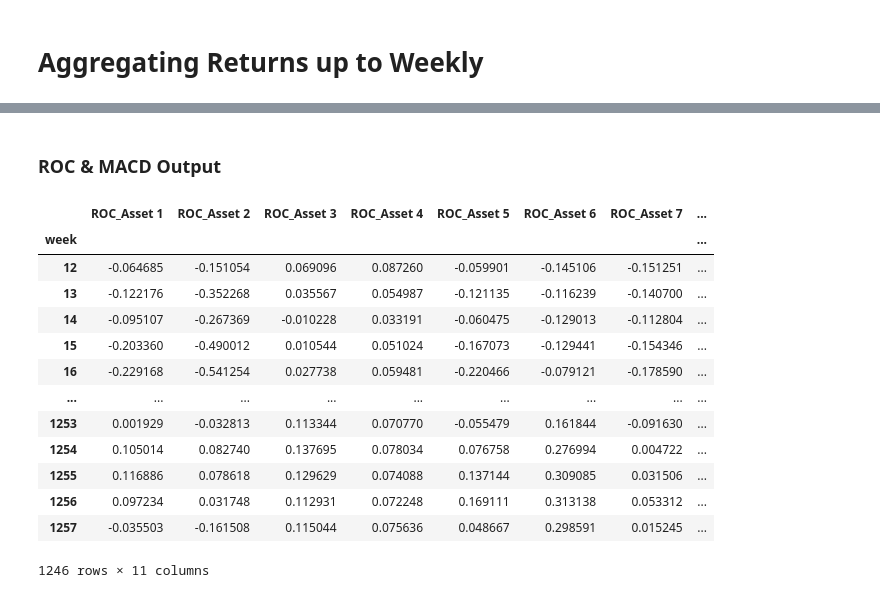
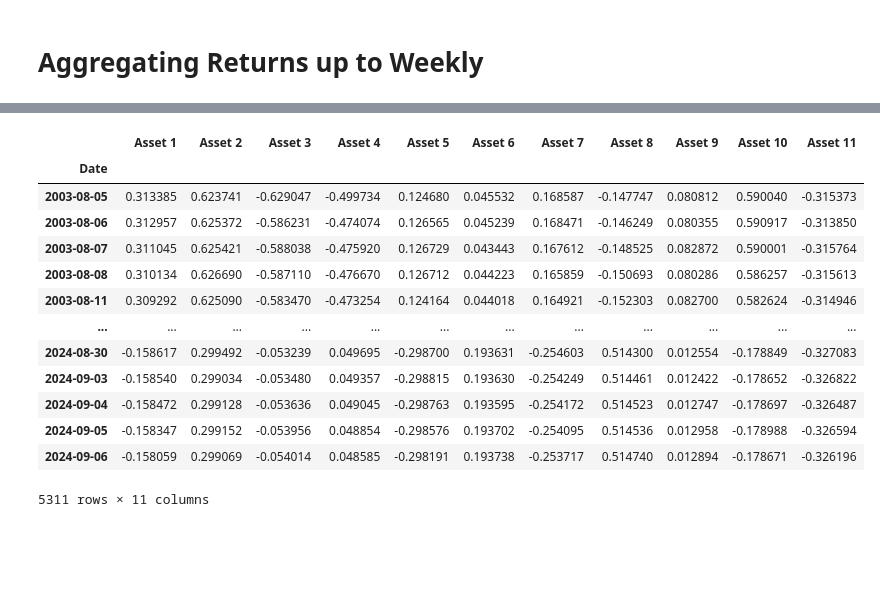
Before and after one commit to FlexiblePlanInvestmentsLtd/UniversityofChicago, a Jupyter notebook: analysis/initial_analysis.ipynb, the cells around one changed output, grey strips where cells are left out. Cells and saved outputs as stored; diff of their text form; code cells hidden in the pictures; blank space fills up the shorter version.

```diff
--- a/analysis/initial_analysis.ipynb
+++ b/analysis/initial_analysis.ipynb
@@ -184,3 +311,2 @@ broad_assets.loc[(broad_assets.week == 59) | (broad_assets.week == 58)]
 # %%
-broad_assets.drop(columns=['weekday', 'trading_day'], inplace=True)
-broad_assets
+# broad_assets = broad_assets.drop(columns=['weekday', 'trading_day', 'week'])
@@ -214,24 +313,19 @@ weekly_returns.to_excel(data_path + '/aggregated_returns.xlsx', sheet_name='broa
-# %% [markdown]
-### ROC & MACD Output
-# %%
-asset_columns = [col for col in weekly_returns.columns if col.startswith('Asset')]
-roc_df = calculate_roc(weekly_returns, asset_columns, period=12)
-macd_df = calculate_macd(weekly_returns, asset_columns)
-
-roc_df.to_excel(data_path + '/broad_assets_roc_12m.xlsx', sheet_name='broad_assets_roc')
-macd_df.to_excel(data_path + '/broad_assets_macd.xlsx', sheet_name='broad_assets_macd')
-# %% [output]
-|  | ROC_Asset 1 | ROC_Asset 2 | ROC_Asset 3 | ROC_Asset 4 | ROC_Asset 5 | ROC_Asset 6 | ROC_Asset 7 | ... |
-| week |  |  |  |  |  |  |  | ... |
-| 12 | -0.064685 | -0.151054 | 0.069096 | 0.087260 | -0.059901 | -0.145106 | -0.151251 | ... |
-| 13 | -0.122176 | -0.352268 | 0.035567 | 0.054987 | -0.121135 | -0.116239 | -0.140700 | ... |
-| 14 | -0.095107 | -0.267369 | -0.010228 | 0.033191 | -0.060475 | -0.129013 | -0.112804 | ... |
-| 15 | -0.203360 | -0.490012 | 0.010544 | 0.051024 | -0.167073 | -0.129441 | -0.154346 | ... |
-| 16 | -0.229168 | -0.541254 | 0.027738 | 0.059481 | -0.220466 | -0.079121 | -0.178590 | ... |
-| ... | ... | ... | ... | ... | ... | ... | ... | ... |
-| 1253 | 0.001929 | -0.032813 | 0.113344 | 0.070770 | -0.055479 | 0.161844 | -0.091630 | ... |
-| 1254 | 0.105014 | 0.082740 | 0.137695 | 0.078034 | 0.076758 | 0.276994 | 0.004722 | ... |
-| 1255 | 0.116886 | 0.078618 | 0.129629 | 0.074088 | 0.137144 | 0.309085 | 0.031506 | ... |
-| 1256 | 0.097234 | 0.031748 | 0.112931 | 0.072248 | 0.169111 | 0.313138 | 0.053312 | ... |
-| 1257 | -0.035503 | -0.161508 | 0.115044 | 0.075636 | 0.048667 | 0.298591 | 0.015245 | ... |
-1246 rows × 11 columns
+# %%
+skew_daily = broad_assets.expanding(min_periods=(252*3)).skew().dropna()
+skew_daily.to_excel(data_path + '/broad_assets_skew.xlsx', sheet_name='broad_assets_skew')
+display(skew_daily)
+# %% [output]
+|  | Asset 1 | Asset 2 | Asset 3 | Asset 4 | Asset 5 | Asset 6 | Asset 7 | Asset 8 | Asset 9 | Asset 10 | Asset 11 |
+| Date |  |  |  |  |  |  |  |  |  |  |  |
+| 2003-08-05 | 0.313385 | 0.623741 | -0.629047 | -0.499734 | 0.124680 | 0.045532 | 0.168587 | -0.147747 | 0.080812 | 0.590040 | -0.315373 |
+| 2003-08-06 | 0.312957 | 0.625372 | -0.586231 | -0.474074 | 0.126565 | 0.045239 | 0.168471 | -0.146249 | 0.080355 | 0.590917 | -0.313850 |
+| 2003-08-07 | 0.311045 | 0.625421 | -0.588038 | -0.475920 | 0.126729 | 0.043443 | 0.167612 | -0.148525 | 0.082872 | 0.590001 | -0.315764 |
+| 2003-08-08 | 0.310134 | 0.626690 | -0.587110 | -0.476670 | 0.126712 | 0.044223 | 0.165859 | -0.150693 | 0.080286 | 0.586257 | -0.315613 |
+| 2003-08-11 | 0.309292 | 0.625090 | -0.583470 | -0.473254 | 0.124164 | 0.044018 | 0.164921 | -0.152303 | 0.082700 | 0.582624 | -0.314946 |
+| ... | ... | ... | ... | ... | ... | ... | ... | ... | ... | ... | ... |
+| 2024-08-30 | -0.158617 | 0.299492 | -0.053239 | 0.049695 | -0.298700 | 0.193631 | -0.254603 | 0.514300 | 0.012554 | -0.178849 | -0.327083 |
+| 2024-09-03 | -0.158540 | 0.299034 | -0.053480 | 0.049357 | -0.298815 | 0.193630 | -0.254249 | 0.514461 | 0.012422 | -0.178652 | -0.326822 |
+| 2024-09-04 | -0.158472 | 0.299128 | -0.053636 | 0.049045 | -0.298763 | 0.193595 | -0.254172 | 0.514523 | 0.012747 | -0.178697 | -0.326487 |
+| 2024-09-05 | -0.158347 | 0.299152 | -0.053956 | 0.048854 | -0.298576 | 0.193702 | -0.254095 | 0.514536 | 0.012958 | -0.178988 | -0.326594 |
+| 2024-09-06 | -0.158059 | 0.299069 | -0.054014 | 0.048585 | -0.298191 | 0.193738 | -0.253717 | 0.514740 | 0.012894 | -0.178671 | -0.326196 |
+5311 rows × 11 columns
```
Also changed, not shown: parts of 22 cells of this notebook, 21 other files.
